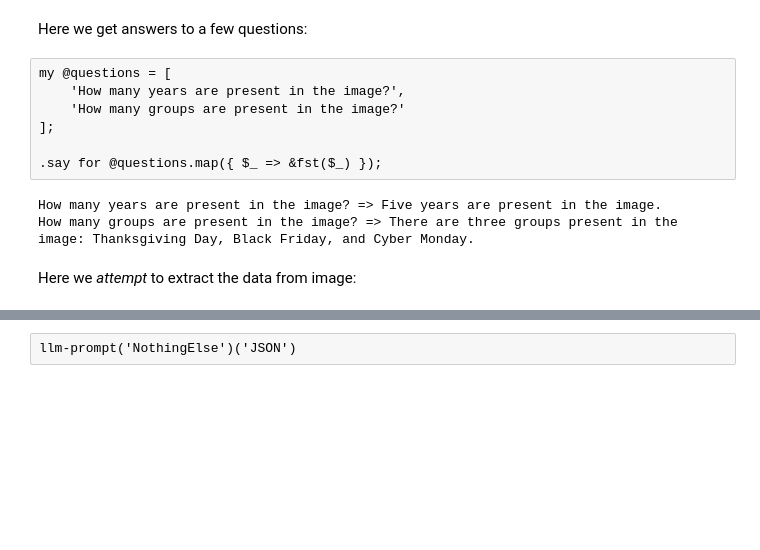
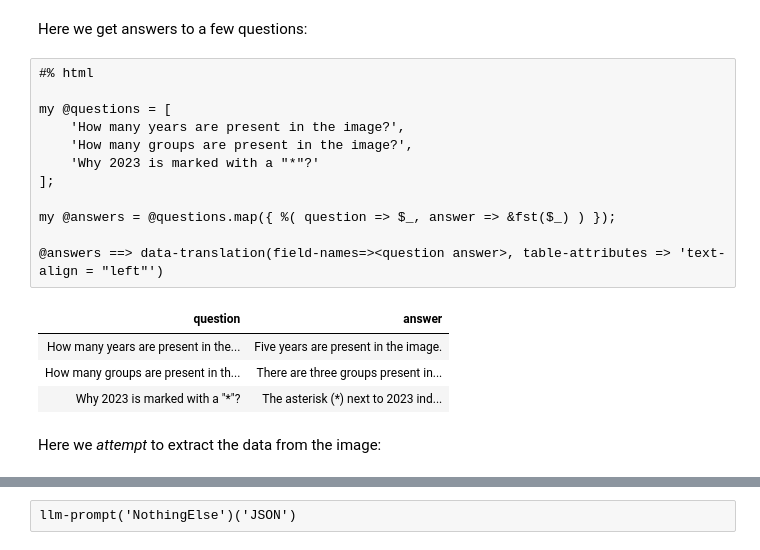
Before and after one commit to antononcube/RakuForPrediction-book, a Jupyter notebook: Notebooks/Jupyter/Streamlining-AI-vision-workflows.ipynb, the cells around one changed output, grey strips where cells are left out. Drawn from its saved outputs; the diff is of its cells as text; blank space fills up the shorter version.

```diff
--- a/Notebooks/Jupyter/Streamlining-AI-vision-workflows.ipynb
+++ b/Notebooks/Jupyter/Streamlining-AI-vision-workflows.ipynb
@@ -166,17 +173,24 @@ my &fst = llm-vision-function({"For the given image answer the query: $_ . Be as
 # %% [markdown]
 Here we get answers to a few questions:
 # %%
+#% html
+
 my @questions = [
     'How many years are present in the image?',
-    'How many groups are present in the image?'
+    'How many groups are present in the image?',
+    'Why 2023 is marked with a "*"?'
 ];
 
-.say for @questions.map({ $_ => &fst($_) });
+my @answers = @questions.map({ %( question => $_, answer => &fst($_) ) });
+
+@answers ==> data-translation(field-names=><question answer>, table-attributes => 'text-align = "left"')
 # %% [output]
-How many years are present in the image? => Five years are present in the image.
-How many groups are present in the image? => There are three groups present in the image: Thanksgiving Day, Black Friday, and Cyber Monday.
+| question | answer |
+| How many years are present in the... | Five years are present in the image. |
+| How many groups are present in th... | There are three groups present in... |
+| Why 2023 is marked with a "*"? | The asterisk (*) next to 2023 ind... |
 # %% [markdown]
-Here we *attempt* to extract the data from image:
+Here we *attempt* to extract the data from the image:
 # %%
 &fst('Give the bar sizes for each group Thanksgiving Day, Black Friday, and Cyber Monday. Put your result in JSON format.')
 # %% [output]
```
Also changed, not shown: parts of 28 cells of this notebook.
